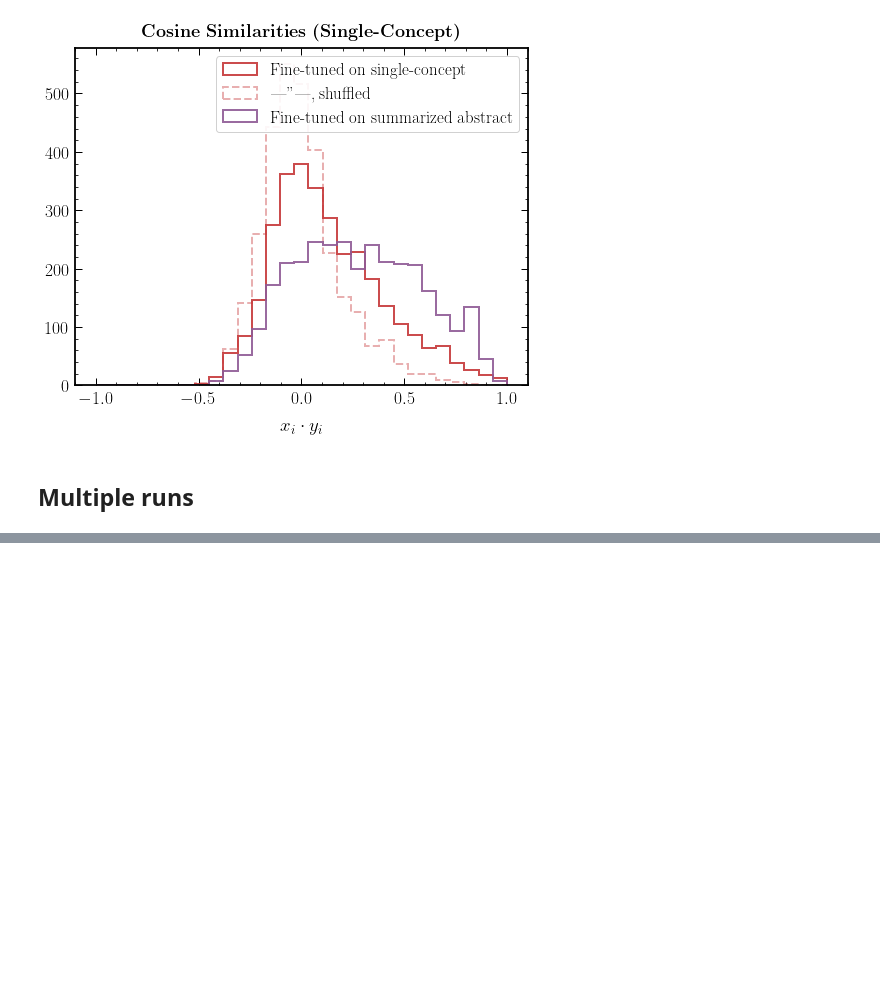
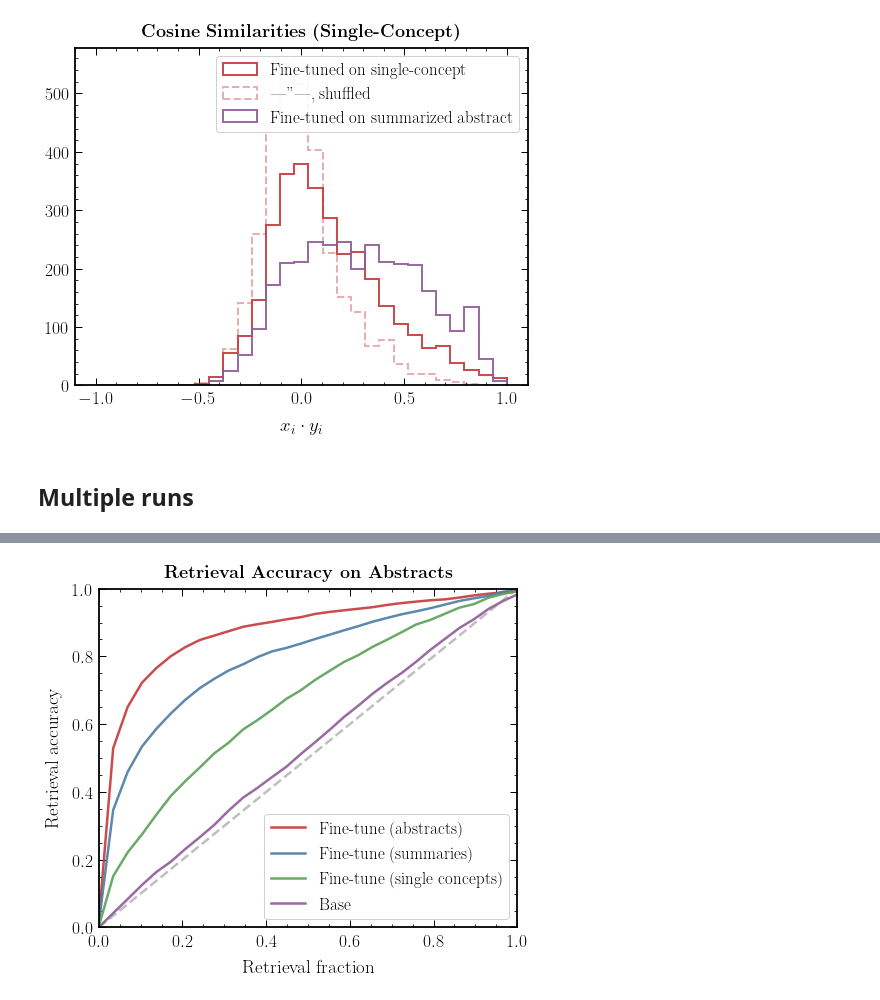
Before and after one commit to smsharma/PAPERCLIP-Hubble, a Jupyter notebook: notebooks/09_dot_product_eval.ipynb, the cells around one changed output, grey strips where cells are left out. Drawn from its saved outputs; the diff is of its cells as text; code cells hidden in the pictures; blank space fills up the shorter version.

```diff
--- a/notebooks/09_dot_product_eval.ipynb
+++ b/notebooks/09_dot_product_eval.ipynb
@@ -449,3 +485,27 @@ for idx, run_name in enumerate(tqdm(run_labels[:])):
+# %%
+fig, ax = plt.subplots(1, 1, figsize=(7, 6))
+
+for idx, accuracy_list in enumerate(accuracy_lists):
+    ax.plot(np.linspace(0., 1., len(accuracy_list)), accuracy_list, label=run_legends[idx])
+
+ax.plot([0, 1], [0, 1], ls='--', alpha=0.5, color='grey')
+
+ax.legend()
+
+ax.set_xlim(0, 1)
+ax.set_ylim(0, 1)
+
+ax.set_xlabel("Retrieval fraction")
+ax.set_ylabel("Retrieval accuracy")
+
+ax.legend(frameon=True, framealpha=0.9)
+ax.set_title(r"\textbf{Retrieval Accuracy on Abstracts}", y=1.01)
+
+plt.tight_layout()
+
+plt.savefig("../paper/plots/retrieval_abs.pdf")
+# %% [output]
+[figure, added]
 # %%
 fig, ax = plt.subplots(1, 1, figsize=(7, 6))
 
```
Also changed, not shown: parts of 6 cells of this notebook, 3 other files.
